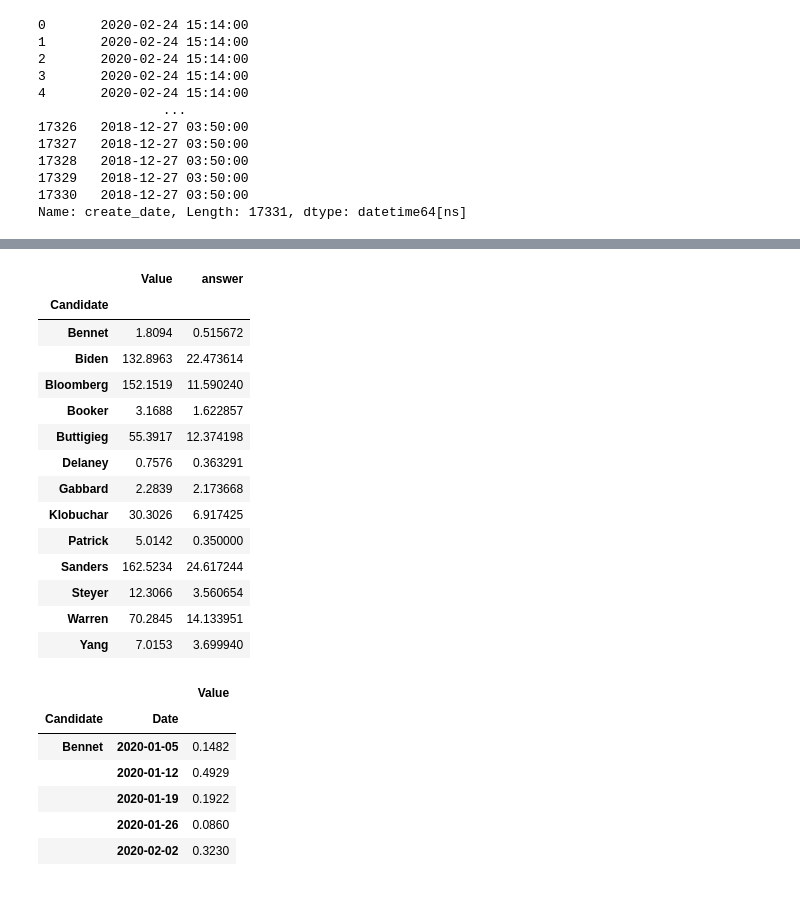
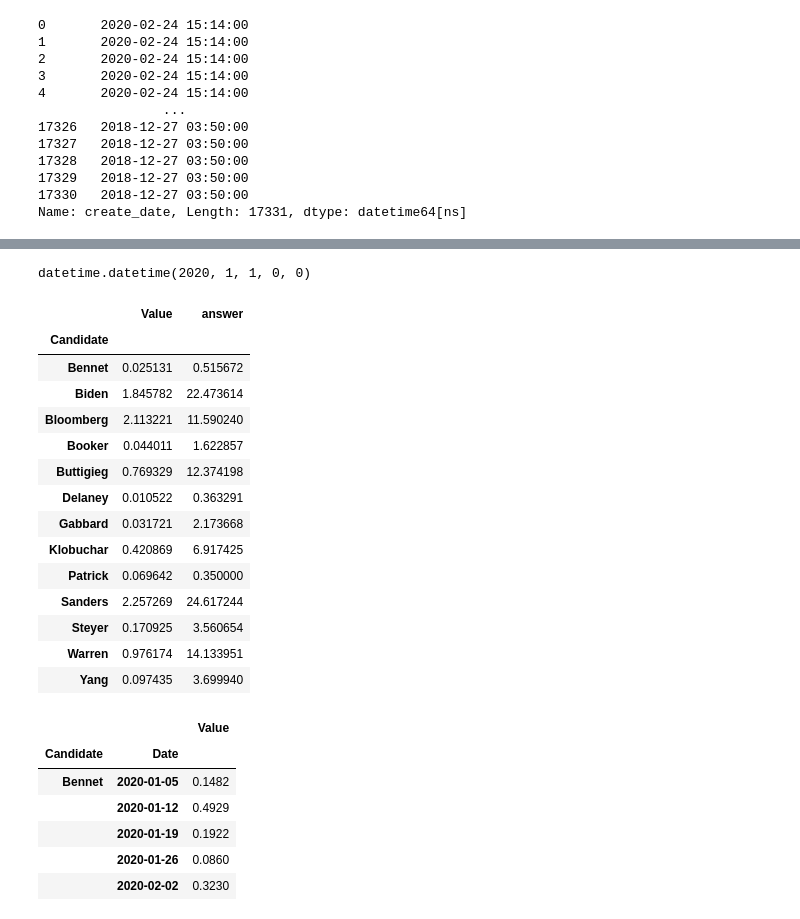
Before and after one commit to ductung2101/WebDB, a Jupyter notebook: ipynb/coverage-plots.ipynb, the cells around one changed output, grey strips where cells are left out. Drawn from its saved outputs; the diff is of its cells as text; code cells hidden in the pictures.

```diff
--- a/ipynb/coverage-plots.ipynb
+++ b/ipynb/coverage-plots.ipynb
@@ -146,25 +102,30 @@ dfp
+# %%
+start_date = dfp["create_week"].min()
+end_date = dfp["create_week"].max()
+# %% [output]
+datetime.datetime(2020, 1, 1, 0, 0)
 # %%
 dfc["Date"] = pd.to_datetime(dfc["Date"])
 # %%
-df_agg = dfc[dfc["Date"] > start_date].groupby("Candidate").sum()
+df_agg = dfc[dfc["Date"] > start_date].groupby("Candidate").mean()
 df_agg["answer"] = dfp[dfp["create_week"] > "2020-01-01"].groupby("answer")["pct"].mean().loc[can_selected]
 df_agg
 # %% [output]
 |  | Value | answer |
 | Candidate |  |  |
-| Bennet | 1.8094 | 0.515672 |
-| Biden | 132.8963 | 22.473614 |
-| Bloomberg | 152.1519 | 11.590240 |
-| Booker | 3.1688 | 1.622857 |
-| Buttigieg | 55.3917 | 12.374198 |
-| Delaney | 0.7576 | 0.363291 |
-| Gabbard | 2.2839 | 2.173668 |
-| Klobuchar | 30.3026 | 6.917425 |
-| Patrick | 5.0142 | 0.350000 |
-| Sanders | 162.5234 | 24.617244 |
-| Steyer | 12.3066 | 3.560654 |
-| Warren | 70.2845 | 14.133951 |
-| Yang | 7.0153 | 3.699940 |
+| Bennet | 0.025131 | 0.515672 |
+| Biden | 1.845782 | 22.473614 |
+| Bloomberg | 2.113221 | 11.590240 |
+| Booker | 0.044011 | 1.622857 |
+| Buttigieg | 0.769329 | 12.374198 |
+| Delaney | 0.010522 | 0.363291 |
+| Gabbard | 0.031721 | 2.173668 |
+| Klobuchar | 0.420869 | 6.917425 |
+| Patrick | 0.069642 | 0.350000 |
+| Sanders | 2.257269 | 24.617244 |
+| Steyer | 0.170925 | 3.560654 |
+| Warren | 0.976174 | 14.133951 |
+| Yang | 0.097435 | 3.699940 |
 # %%
 dfc[dfc["Date"] > "2020-01-01"].groupby(["Candidate", "Date"]).sum()
 # %% [output]
```
Also changed, not shown: parts of 10 cells of this notebook, 5 other files.
